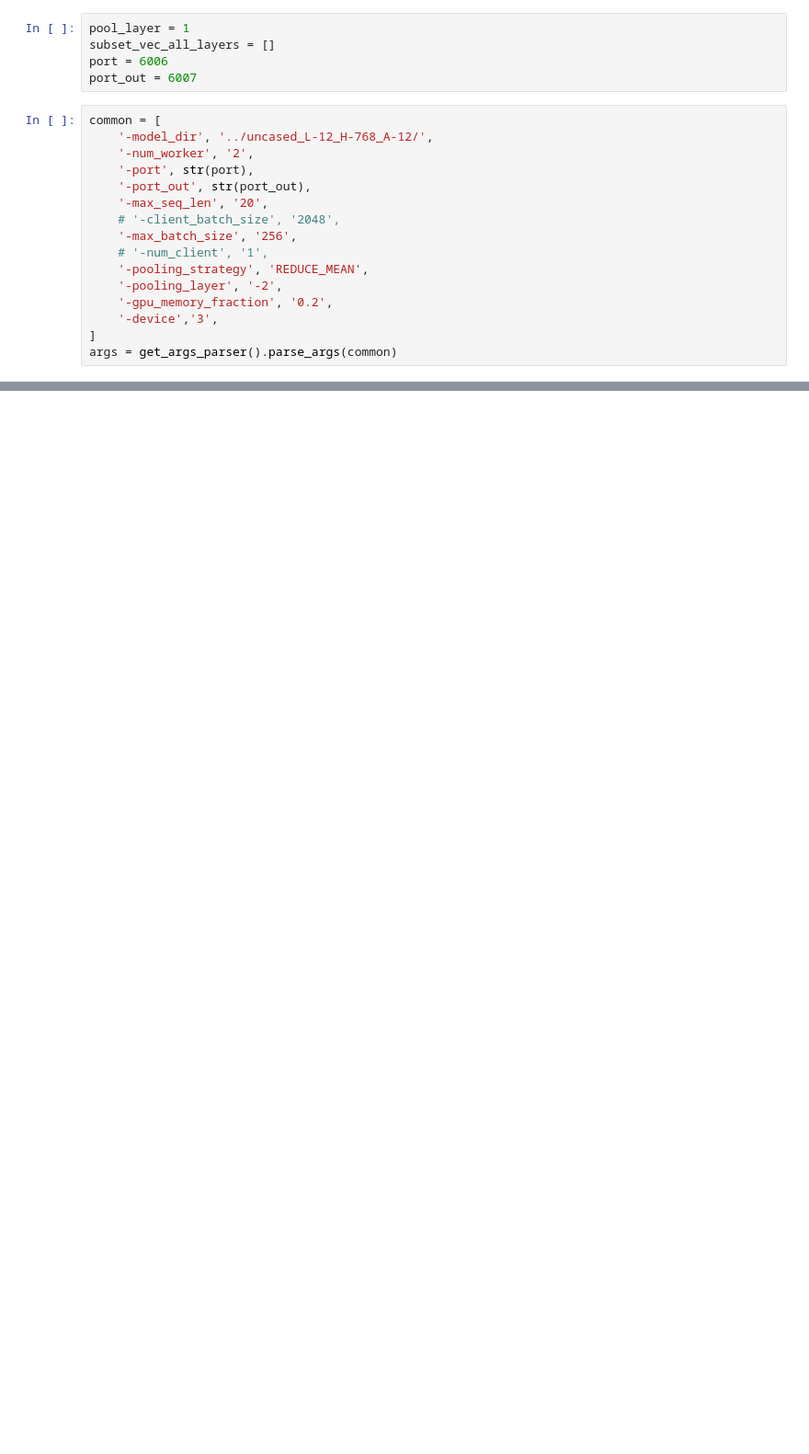
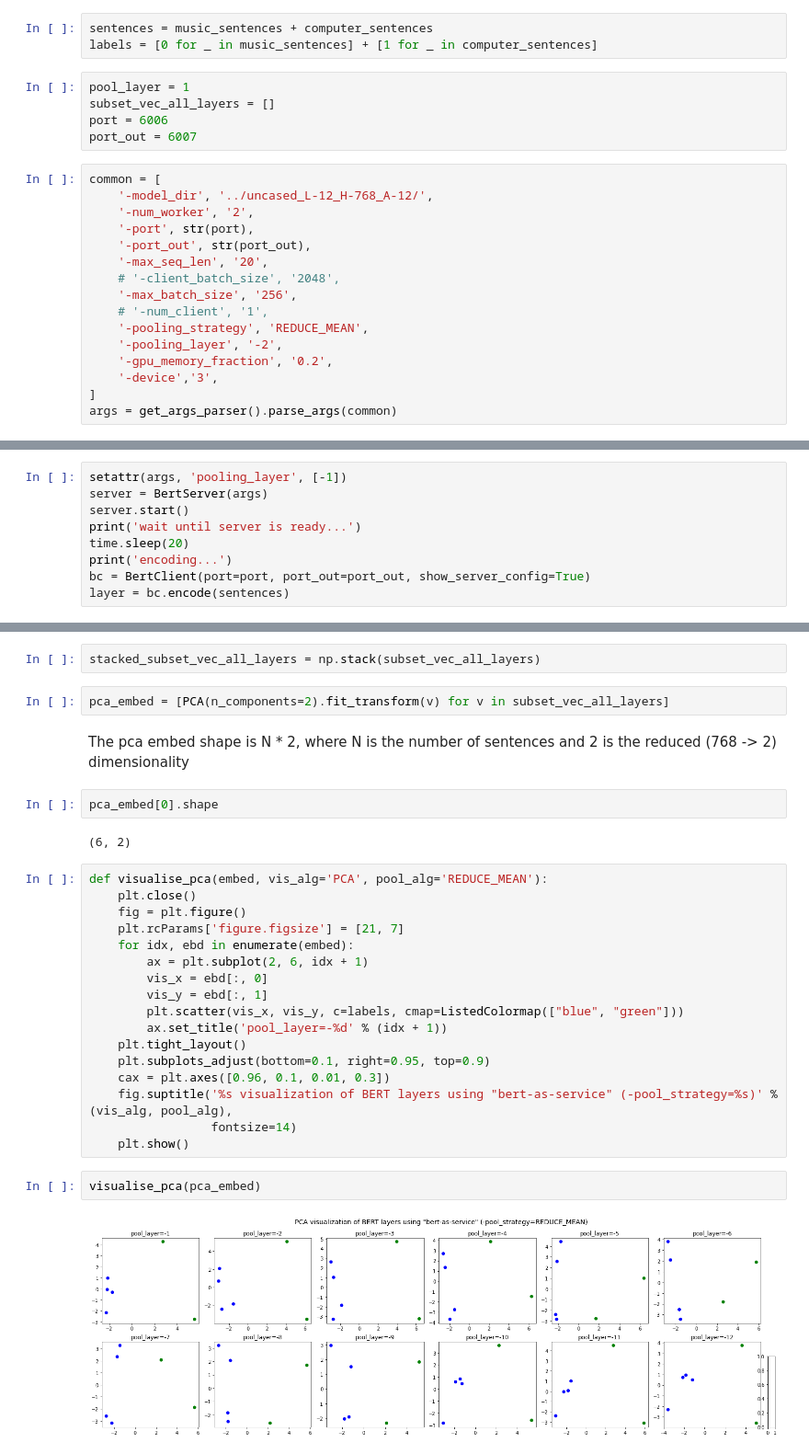
Before and after one commit to SolbiatiAlessandro/BERT_embeddings, a Jupyter notebook: pca_embeddings.ipynb, the cells around one changed output, grey strips where cells are left out. Shown at 92% size. Cells and saved outputs as stored; diff of their text form; blank space fills up the shorter version.

Commit message:
pca to visualise embeddings

```diff
--- a/pca_embeddings.ipynb
+++ b/pca_embeddings.ipynb
@@ -19,3 +17,6 @@ sentences = music_sentences + computer_sentences
+# %%
+sentences = music_sentences + computer_sentences
+labels = [0 for _ in music_sentences] + [1 for _ in computer_sentences]
 # %%
 pool_layer = 1
 subset_vec_all_layers = []
@@ -39,0 +47,9 @@ args = get_args_parser().parse_args(common)
+# %%
+setattr(args, 'pooling_layer', [-1])
+server = BertServer(args)
+server.start()
+print('wait until server is ready...')
+time.sleep(20)
+print('encoding...')
+bc = BertClient(port=port, port_out=port_out, show_server_config=True)
+layer = bc.encode(sentences)
@@ -132,0 +234,31 @@ If you depend on functionality not listed there, please file an issue.
+# %%
+stacked_subset_vec_all_layers = np.stack(subset_vec_all_layers)
+# %%
+pca_embed = [PCA(n_components=2).fit_transform(v) for v in subset_vec_all_layers]
+# %% [markdown]
+The pca embed shape is N * 2, where N is the number of sentences and 2 is the reduced (768 -> 2) dimensionality
+# %%
+pca_embed[0].shape
+# %% [output]
+(6, 2)
+# %%
+def visualise_pca(embed, vis_alg='PCA', pool_alg='REDUCE_MEAN'):
+    plt.close()
+    fig = plt.figure()
+    plt.rcParams['figure.figsize'] = [21, 7]
+    for idx, ebd in enumerate(embed):
+        ax = plt.subplot(2, 6, idx + 1)
+        vis_x = ebd[:, 0]
+        vis_y = ebd[:, 1]
+        plt.scatter(vis_x, vis_y, c=labels, cmap=ListedColormap(["blue", "green"]))
+        ax.set_title('pool_layer=-%d' % (idx + 1))
+    plt.tight_layout()
+    plt.subplots_adjust(bottom=0.1, right=0.95, top=0.9)
+    cax = plt.axes([0.96, 0.1, 0.01, 0.3])
+    fig.suptitle('%s visualization of BERT layers using "bert-as-service" (-pool_strategy=%s)' % (vis_alg, pool_alg),
+                 fontsize=14)
+    plt.show()
+# %%
+visualise_pca(pca_embed)
+# %% [output]
+[figure, added]
```
Also changed, not shown: parts of 11 cells of this notebook.
